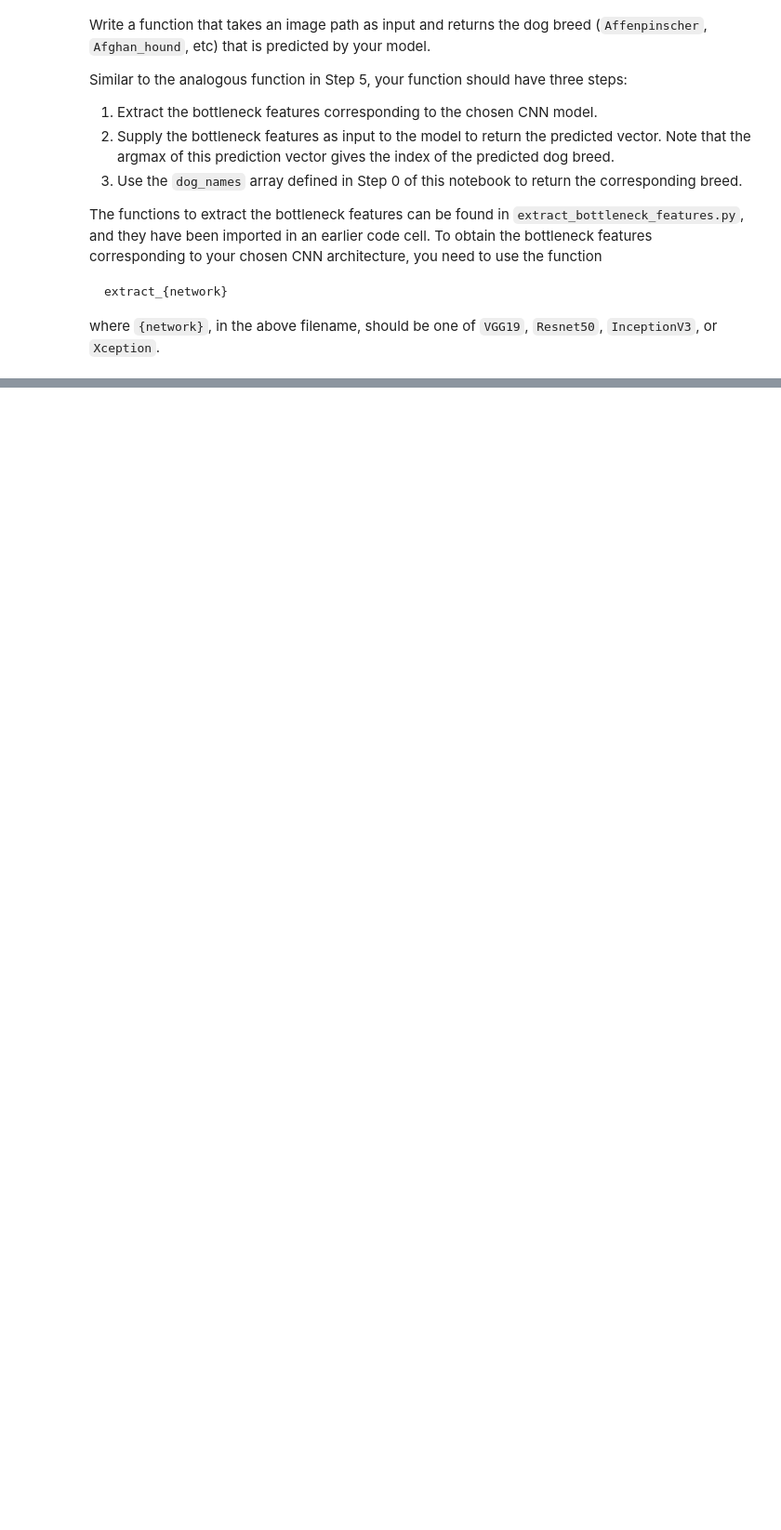
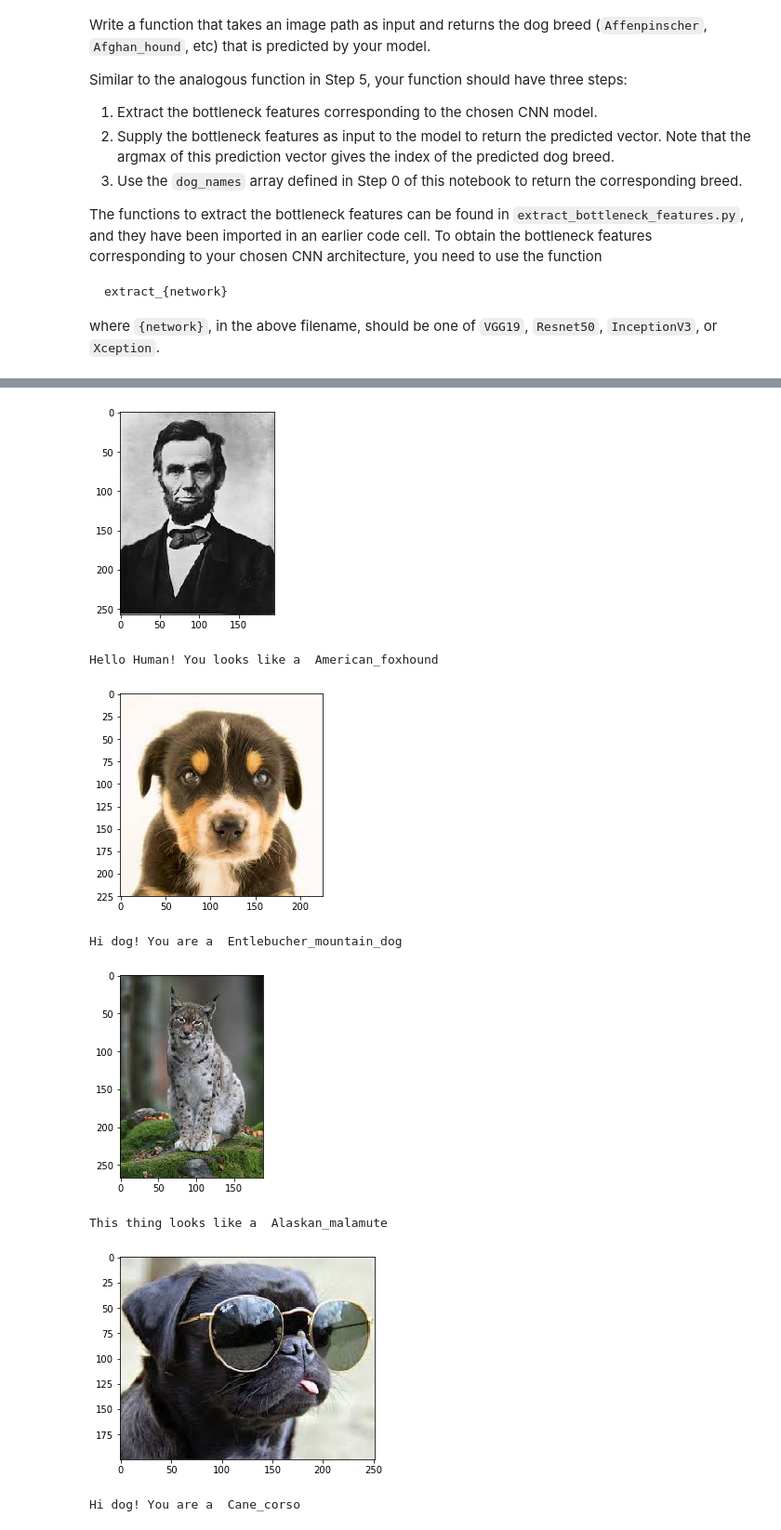
Before and after one commit to vascome/dog-project, a Jupyter notebook: dog_app.ipynb, the cells around one changed output, grey strips where cells are left out. Shown at 93% size. Cells and saved outputs as stored; diff of their text form; code cells hidden in the pictures; blank space fills up the shorter version.

```diff
--- a/dog_app.ipynb
+++ b/dog_app.ipynb
@@ -841,3 +831,17 @@ Some sample output for our algorithm is provided below, but feel free to design
+# %%
+### TODO: Write your algorithm.
+### Feel free to use as many code cells as needed.
+
+def dog_breed_classification_algorightm(path):
+    breed = ResNet50_predict_breed(path)
+    if dog_detector(path):
+        ### return the predicted breed
+        print("Hi dog! You are a ", breed)
+    elif face_detector(path):
+        ### return the resembling dog breed
+        print("Hello Human! You looks like a ", breed)
+    else :
+        print("This thing looks like a ", breed)
 # %% [markdown]
 ---
 <a id='step7'></a>
@@ -855,4 +866,29 @@ __Answer:__
 # %%
 ## TODO: Execute your algorithm from Step 6 on
 ## at least 6 images on your computer.
 ## Feel free to use as many code cells as needed.
+
+import numpy as np
+import cv2
+import matplotlib.pyplot as plt
+from glob import glob
+
+# load train, test, and validation datasets
+images = np.array(glob("test_images/*"))
+
+# load list of dog names
+for img_path in images:
+    img = cv2.imread(img_path)
+    cv_rgb = cv2.cvtColor(img, cv2.COLOR_BGR2RGB)
+    plt.imshow(cv_rgb)
+    plt.show()
+    dog_breed_classification_algorightm(img_path)
+# %% [output]
+[figure, added]
+Hello Human! You looks like a  American_foxhound
+[figure, added]
+Hi dog! You are a  Entlebucher_mountain_dog
+[figure, added]
+This thing looks like a  Alaskan_malamute
+[figure, added]
+Hi dog! You are a  Cane_corso
```
Also changed, not shown: parts of 10 cells of this notebook, 16 other files.
